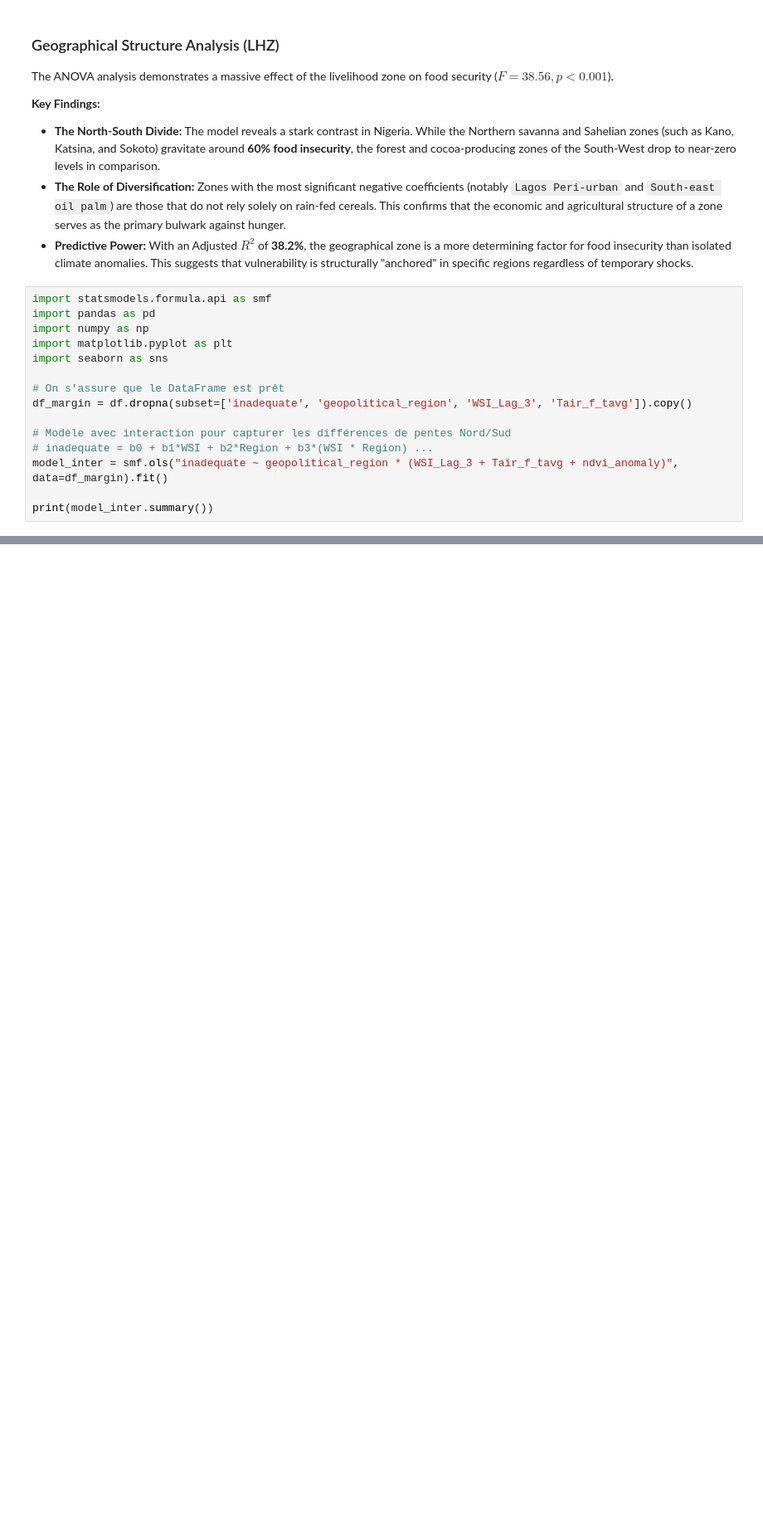
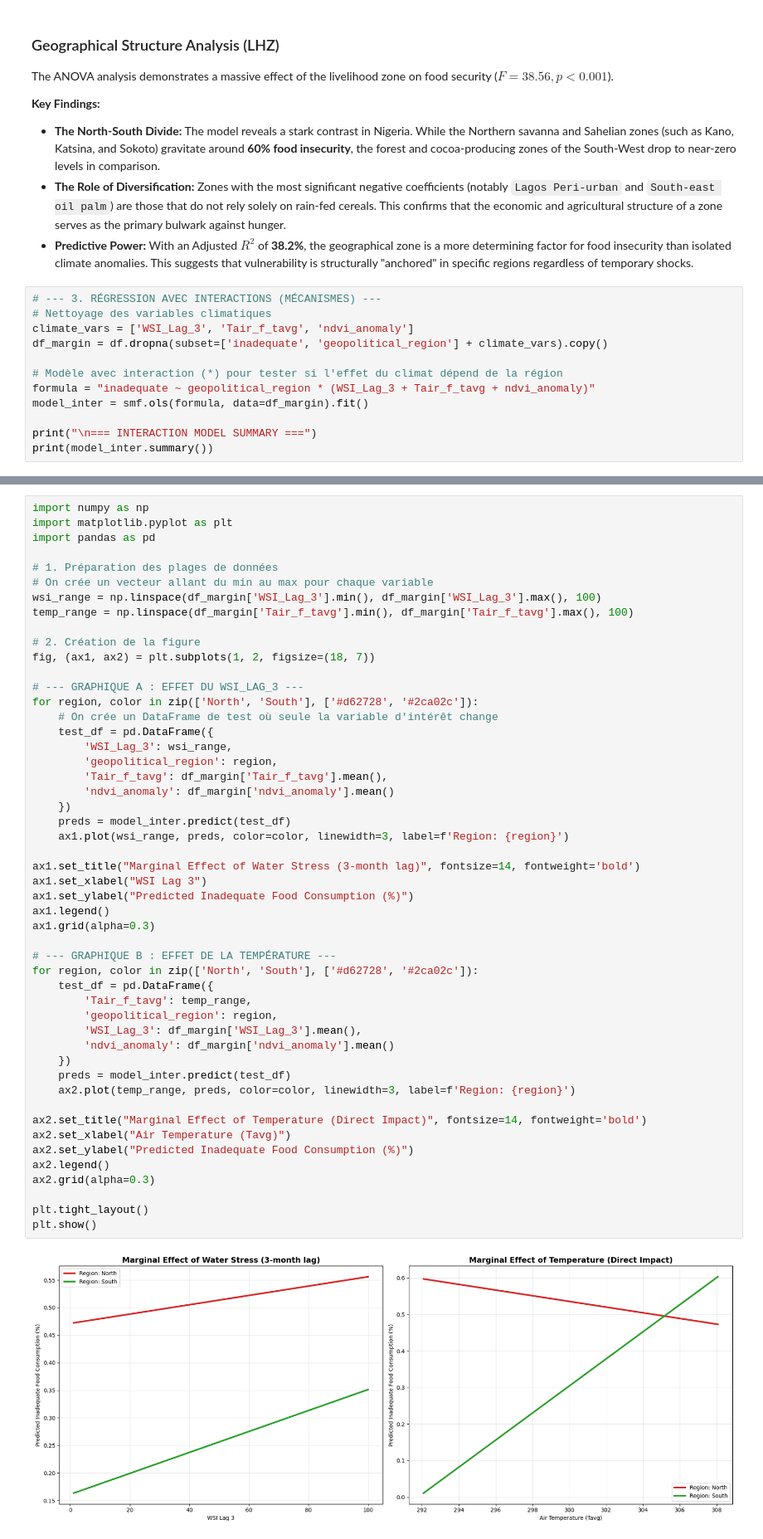
Before and after one commit to tnourlyn/Projet-de-Statapp---WFP-, a Jupyter notebook: notebooks/04_modeling.ipynb, the cells around one changed output, grey strips where cells are left out. Shown at 83% size. Cells and saved outputs as stored; diff of their text form; blank space fills up the shorter version.

```diff
--- a/notebooks/04_modeling.ipynb
+++ b/notebooks/04_modeling.ipynb
@@ -51,18 +108,15 @@ The ANOVA analysis demonstrates a massive effect of the livelihood zone on food
 * **The Role of Diversification:** Zones with the most significant negative coefficients (notably `Lagos Peri-urban` and `South-east oil palm`) are those that do not rely solely on rain-fed cereals. This confirms that the economic and agricultural structure of a zone serves as the primary bulwark against hunger.
 * **Predictive Power:** With an Adjusted $R^2$ of **38.2%**, the geographical zone is a more determining factor for food insecurity than isolated climate anomalies. This suggests that vulnerability is structurally "anchored" in specific regions regardless of temporary shocks.
 # %%
-import statsmodels.formula.api as smf
-import pandas as pd
-import numpy as np
-import matplotlib.pyplot as plt
-import seaborn as sns
+# --- 3. RÉGRESSION AVEC INTERACTIONS (MÉCANISMES) ---
+# Nettoyage des variables climatiques
+climate_vars = ['WSI_Lag_3', 'Tair_f_tavg', 'ndvi_anomaly']
+df_margin = df.dropna(subset=['inadequate', 'geopolitical_region'] + climate_vars).copy()
 
-# On s'assure que le DataFrame est prêt
-df_margin = df.dropna(subset=['inadequate', 'geopolitical_region', 'WSI_Lag_3', 'Tair_f_tavg']).copy()
+# Modèle avec interaction (*) pour tester si l'effet du climat dépend de la région
+formula = "inadequate ~ geopolitical_region * (WSI_Lag_3 + Tair_f_tavg + ndvi_anomaly)"
+model_inter = smf.ols(formula, data=df_margin).fit()
 
-# Modèle avec interaction pour capturer les différences de pentes Nord/Sud
-# inadequate = b0 + b1*WSI + b2*Region + b3*(WSI * Region) ...
-model_inter = smf.ols("inadequate ~ geopolitical_region * (WSI_Lag_3 + Tair_f_tavg + ndvi_anomaly)", data=df_margin).fit()
-
+print("\n=== INTERACTION MODEL SUMMARY ===")
 print(model_inter.summary())
 # %% [output]
@@ -83,3 +137,55 @@ Notes:
 [1] Standard Errors assume that the covariance matrix of the errors is correctly specified.
 [2] The condition number is large, 1.87e+05. This might indicate that there are
 strong multicollinearity or other numerical problems.
+# %%
+import numpy as np
+import matplotlib.pyplot as plt
+import pandas as pd
+
+# 1. Préparation des plages de données
+# On crée un vecteur allant du min au max pour chaque variable
+wsi_range = np.linspace(df_margin['WSI_Lag_3'].min(), df_margin['WSI_Lag_3'].max(), 100)
+temp_range = np.linspace(df_margin['Tair_f_tavg'].min(), df_margin['Tair_f_tavg'].max(), 100)
+
+# 2. Création de la figure
+fig, (ax1, ax2) = plt.subplots(1, 2, figsize=(18, 7))
+
+# --- GRAPHIQUE A : EFFET DU WSI_LAG_3 ---
+for region, color in zip(['North', 'South'], ['#d62728', '#2ca02c']):
+    # On crée un DataFrame de test où seule la variable d'intérêt change
+    test_df = pd.DataFrame({
+        'WSI_Lag_3': wsi_range,
+        'geopolitical_region': region,
+        'Tair_f_tavg': df_margin['Tair_f_tavg'].mean(),
+        'ndvi_anomaly': df_margin['ndvi_anomaly'].mean()
+    })
+    preds = model_inter.predict(test_df)
+    ax1.plot(wsi_range, preds, color=color, linewidth=3, label=f'Region: {region}')
+
+ax1.set_title("Marginal Effect of Water Stress (3-month lag)", fontsize=14, fontweight='bold')
+ax1.set_xlabel("WSI Lag 3")
+ax1.set_ylabel("Predicted Inadequate Food Consumption (%)")
+ax1.legend()
+ax1.grid(alpha=0.3)
+
+# --- GRAPHIQUE B : EFFET DE LA TEMPÉRATURE ---
+for region, color in zip(['North', 'South'], ['#d62728', '#2ca02c']):
+    test_df = pd.DataFrame({
+        'Tair_f_tavg': temp_range,
+        'geopolitical_region': region,
+        'WSI_Lag_3': df_margin['WSI_Lag_3'].mean(),
+        'ndvi_anomaly': df_margin['ndvi_anomaly'].mean()
+    })
+    preds = model_inter.predict(test_df)
+    ax2.plot(temp_range, preds, color=color, linewidth=3, label=f'Region: {region}')
+
+ax2.set_title("Marginal Effect of Temperature (Direct Impact)", fontsize=14, fontweight='bold')
+ax2.set_xlabel("Air Temperature (Tavg)")
+ax2.set_ylabel("Predicted Inadequate Food Consumption (%)")
+ax2.legend()
+ax2.grid(alpha=0.3)
+
+plt.tight_layout()
+plt.show()
+# %% [output]
+[figure, added]
```
Also changed, not shown: parts of 16 cells of this notebook.
